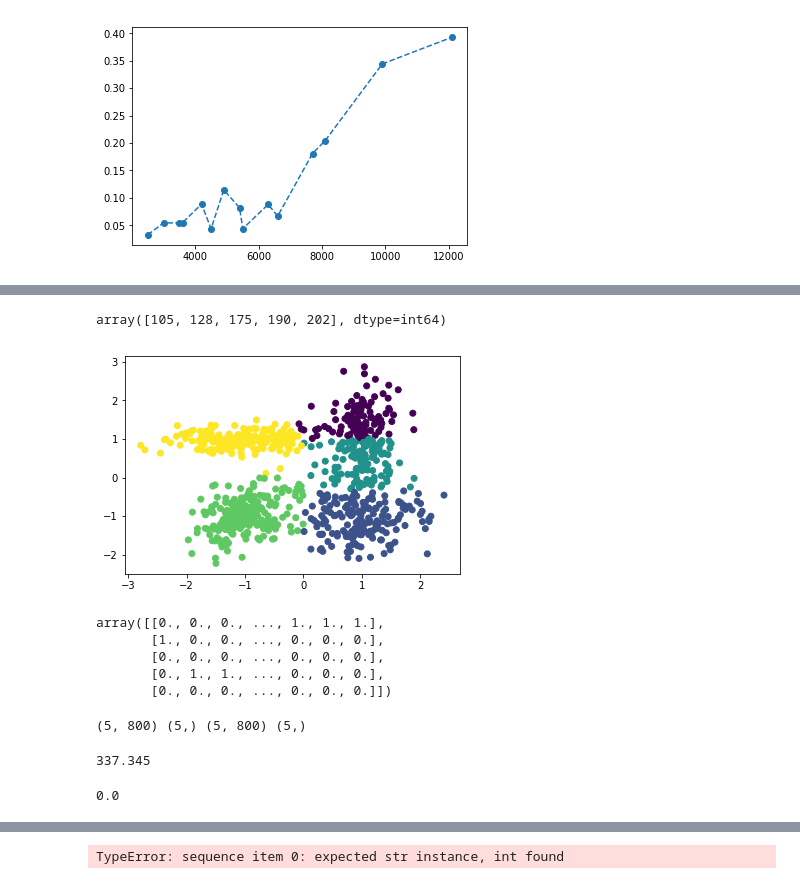
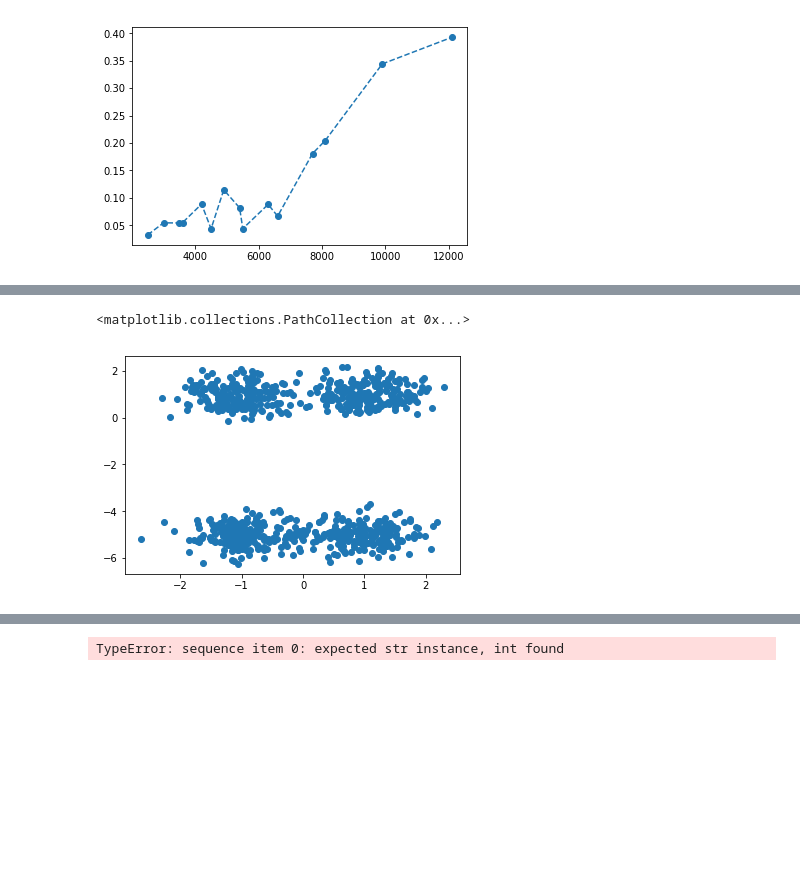
Before and after one commit to TheodoreAouad/GMDA-Project, a Jupyter notebook: Notebook.ipynb, the cells around one changed output, grey strips where cells are left out. Saved outputs shown, nothing was run; the diff lists cells and outputs as text; code cells hidden in the pictures; blank space fills up the shorter version.

```diff
--- a/Notebook.ipynb
+++ b/Notebook.ipynb
@@ -166,11 +153,31 @@ plt.scatter(X[:,0],X[:,1],c=Y)
-# %%
-kmeans = KMeans(n_clusters=5,init="random")
-clusters = kmeans.fit_predict(X)
-plt.scatter(X[:,0],X[:,1],c=clusters)
-p = np.unique(clusters,return_counts=1)[1]
-p.sort()
-p
-# %% [output]
-array([105, 128, 175, 190, 202], dtype=int64)
-[figure, removed]
+# %%
+mean1 = np.array([1,1])
+mean2 = np.array([-1,-5])
+mean3 = np.array([1,-5])
+mean4 = np.array([-1,1])
+
+std = 0.2
+std1 =std
+std2 = std
+std3 = std
+std4 = std
+
+size = 200
+
+X1,_ = u.generate_data(mean=mean1,std=std1,size=size)
+X2,_ = u.generate_data(mean=mean2,std=std2,size=size)
+X3,_ = u.generate_data(mean=mean3,std=std3,size=size)
+X4,_ = u.generate_data(mean=mean4,std=std4,size=size)
+
+Y1 = np.zeros(size)+1
+Y2 = np.zeros(size)+2
+Y3 = np.zeros(size)+3
+Y4 = np.zeros(size)+4
+# %%
+X = np.c_[X1.T,X2.T,X3.T,X4.T].T
+Y = np.c_[Y1.T,Y2.T,Y3.T,Y4.T].T.reshape(4*size)
+plt.scatter(X[:,0],X[:,1])
+# %% [output]
+<matplotlib.collections.PathCollection at 0x...>
+[figure, added]
 # %%
@@ -192,17 +203,0 @@ c2=c2.T
-# %%
-c1
-# %% [output]
-array([[0., 0., 0., ..., 1., 1., 1.],
-       [1., 0., 0., ..., 0., 0., 0.],
-       [0., 0., 0., ..., 0., 0., 0.],
-       [0., 1., 1., ..., 0., 0., 0.],
-       [0., 0., 0., ..., 0., 0., 0.]])
-# %%
-compare_clusters(c1,c1)
-# %% [output]
-(5, 800) (5,) (5, 800) (5,)
-337.345
-# %%
-(c1-c2).sum()
-# %% [output]
-0.0
```
Also changed, not shown: parts of 13 cells of this notebook, 13 other files.
